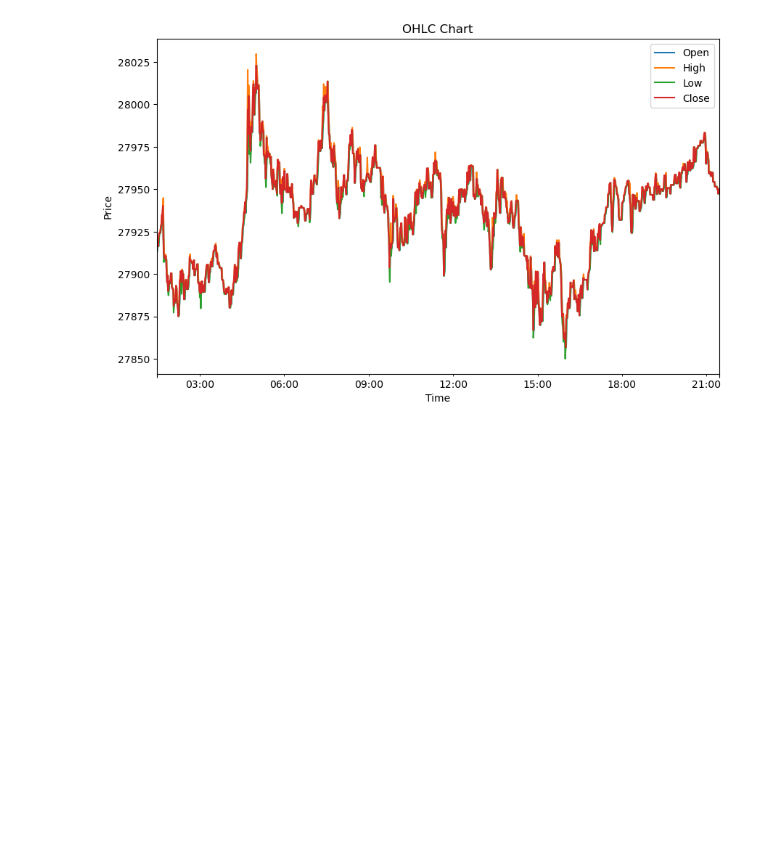
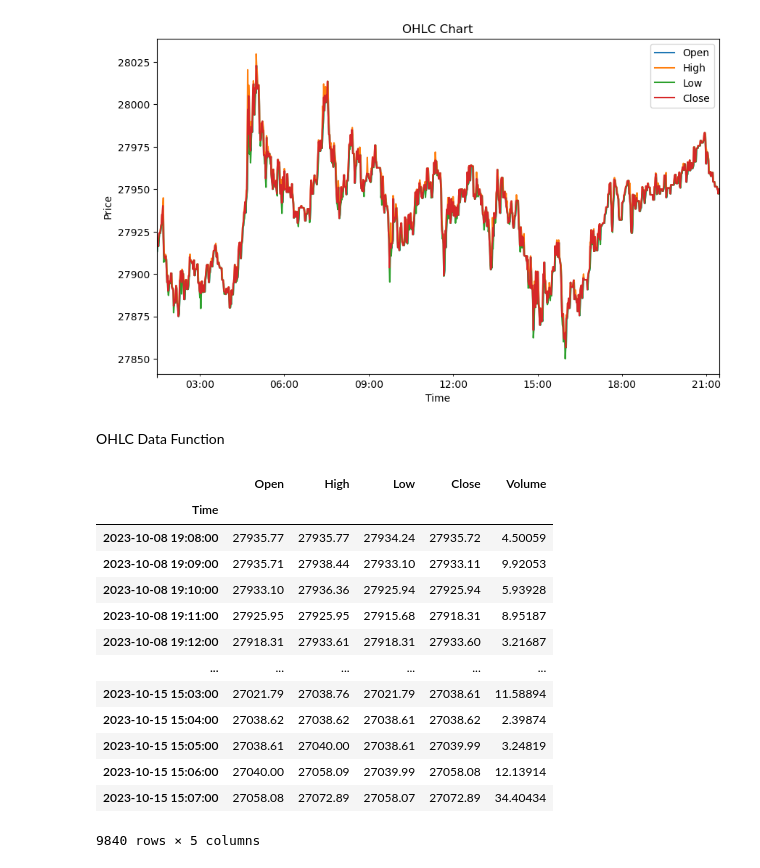
Before and after one commit to Austinai123/minute-data-fetcher, a Jupyter notebook: minute-price-fetcher.ipynb, the cells around one changed output. Saved outputs shown, nothing was run; the diff lists cells and outputs as text; code cells hidden in the pictures; blank space fills up the shorter version.

Commit message:
Added OHLC Data Function

```diff
--- a/minute-price-fetcher.ipynb
+++ b/minute-price-fetcher.ipynb
@@ -69,3 +73,53 @@ plt.title('OHLC Chart')
 plt.show()
 # %% [output]
 [figure]
+# %% [markdown]
+OHLC Data Function
+# %%
+def get_OHLC_data(symbol, timeframe, time, limit=1000):
+
+    since_time = datetime.utcnow() - timedelta(days=time) # Length of time of data from the duration in days since today historically (could change to hours if wanted)
+
+    combined_OHLC = pd.DataFrame(columns=['Time', 'Open', 'High', 'Low', 'Close', 'Volume'])
+
+    while since_time < datetime.utcnow(): # Looping in increments of limited 1000 calls untill since_time reaches the current time
+        current_since_time = int(since_time.timestamp()) * 1000
+
+        OHLC_data = pd.DataFrame(exchange.fetch_ohlcv(
+            symbol=symbol,
+            timeframe=timeframe,
+            since=current_since_time,
+            limit=limit
+        ), columns=['Time', 'Open', 'High', 'Low', 'Close', 'Volume'])
+
+        combined_OHLC = pd.concat([combined_OHLC, OHLC_data], ignore_index=True)
+
+        since_time += timedelta(minutes=(limit * int(timeframe[:-1])))  # Increment by limit minutes
+
+    combined_OHLC['Time'] = [datetime.fromtimestamp(float(time)/1000) for time in combined_OHLC['Time']]
+    combined_OHLC.set_index('Time', inplace=True)
+
+    return combined_OHLC
+
+# Example
+symbol = 'BTC/USDT'
+timeframe = '1m'
+time = 7 # Number of days since now
+
+OHLC_data = get_OHLC_data(symbol, timeframe, time)
+OHLC_data
+# %% [output]
+|  | Open | High | Low | Close | Volume |
+| Time |  |  |  |  |  |
+| 2023-10-08 19:08:00 | 27935.77 | 27935.77 | 27934.24 | 27935.72 | 4.50059 |
+| 2023-10-08 19:09:00 | 27935.71 | 27938.44 | 27933.10 | 27933.11 | 9.92053 |
+| 2023-10-08 19:10:00 | 27933.10 | 27936.36 | 27925.94 | 27925.94 | 5.93928 |
+| 2023-10-08 19:11:00 | 27925.95 | 27925.95 | 27915.68 | 27918.31 | 8.95187 |
+| 2023-10-08 19:12:00 | 27918.31 | 27933.61 | 27918.31 | 27933.60 | 3.21687 |
+| ... | ... | ... | ... | ... | ... |
+| 2023-10-15 15:03:00 | 27021.79 | 27038.76 | 27021.79 | 27038.61 | 11.58894 |
+| 2023-10-15 15:04:00 | 27038.62 | 27038.62 | 27038.61 | 27038.62 | 2.39874 |
+| 2023-10-15 15:05:00 | 27038.61 | 27040.00 | 27038.61 | 27039.99 | 3.24819 |
+| 2023-10-15 15:06:00 | 27040.00 | 27058.09 | 27039.99 | 27058.08 | 12.13914 |
+| 2023-10-15 15:07:00 | 27058.08 | 27072.89 | 27058.07 | 27072.89 | 34.40434 |
+9840 rows × 5 columns
```
Also changed, not shown: parts of 2 cells of this notebook.
